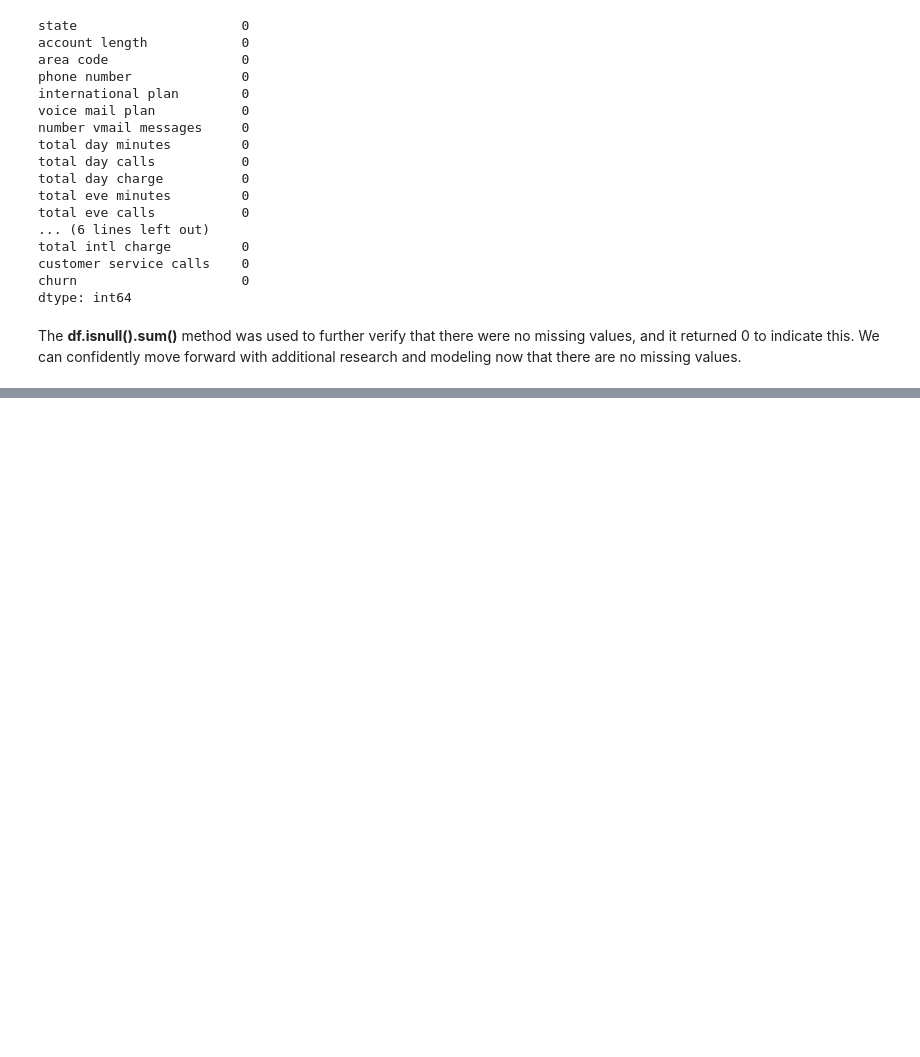
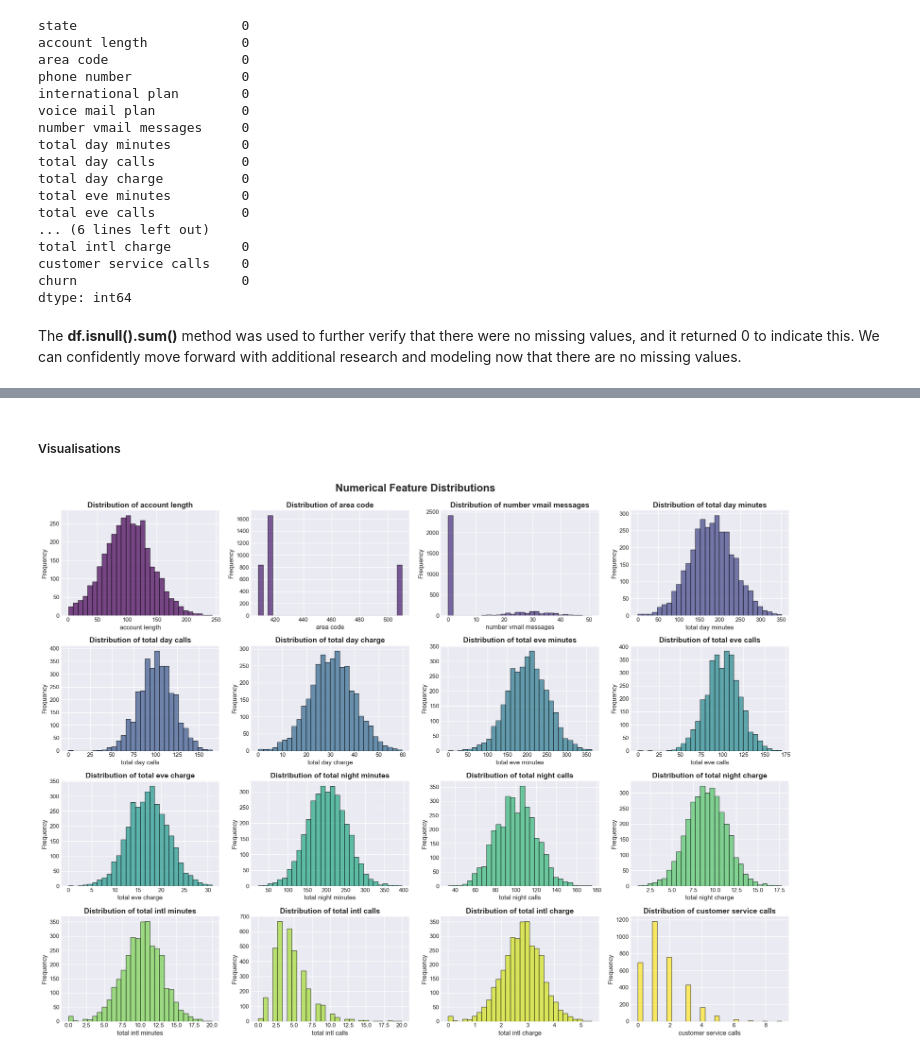
Before and after one commit to EMARIUS98/Project-3, a Jupyter notebook: project 3 .ipynb, the cells around one changed output, grey strips where cells are left out. Drawn from its saved outputs; the diff is of its cells as text; code cells hidden in the pictures; blank space fills up the shorter version.

```diff
--- a/project 3 .ipynb
+++ b/project 3 .ipynb
@@ -154,0 +161,47 @@ The **df.isnull().sum()** method was used to further verify that there were no m
+# %% [markdown]
+##### Visualisations
+# %%
+import matplotlib.pyplot as plt
+import pandas as pd
+import numpy as np
+import math
+
+# Load the data
+df = pd.read_csv("churn.csv")
+
+# Select only numerical features
+numerical_features = df.select_dtypes(include=[np.number]).columns.tolist()
+
+# Calculate the number of rows and columns needed for subplots
+num_features = len(numerical_features)
+num_cols = 4
+num_rows = math.ceil(num_features / num_cols)
+
+# Set the style
+plt.style.use('seaborn-darkgrid')
+
+# Create a color palette
+colors = plt.cm.viridis(np.linspace(0, 1, num_features))
+
+# Visualize numerical features
+fig, axes = plt.subplots(num_rows, num_cols, figsize=(20, 15))
+axes = axes.flatten()  # Flatten the axes array to make indexing easier
+
+for i, (column, color) in enumerate(zip(numerical_features, colors)):
+    ax = axes[i]
+    ax.hist(df[column].dropna(), bins=30, color=color, alpha=0.7, edgecolor='black')
+    ax.set_title(f'Distribution of {column}', fontsize=14, fontweight='bold')
+    ax.set_xlabel(column, fontsize=12)
+    ax.set_ylabel('Frequency', fontsize=12)
+    ax.grid(True)
+
+# Remove empty subplots
+for j in range(i + 1, num_rows * num_cols):
+    fig.delaxes(axes[j])
+
+# Adjust layout
+plt.tight_layout(rect=[0, 0, 1, 0.96])
+plt.suptitle('Numerical Feature Distributions', fontsize=20, fontweight='bold')
+plt.show()
+# %% [output]
+[figure, added]
```
Also changed, not shown: parts of 44 cells of this notebook.
